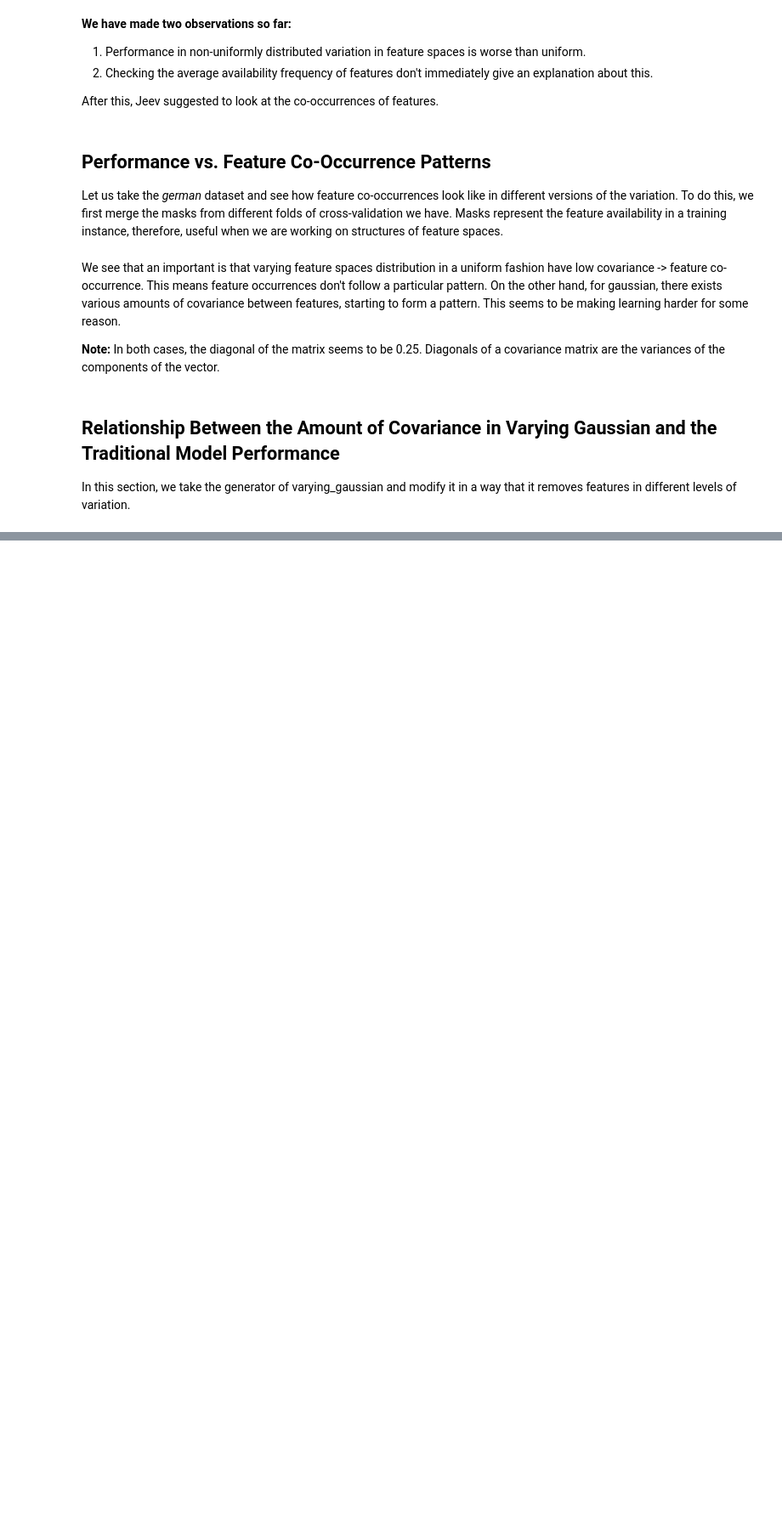
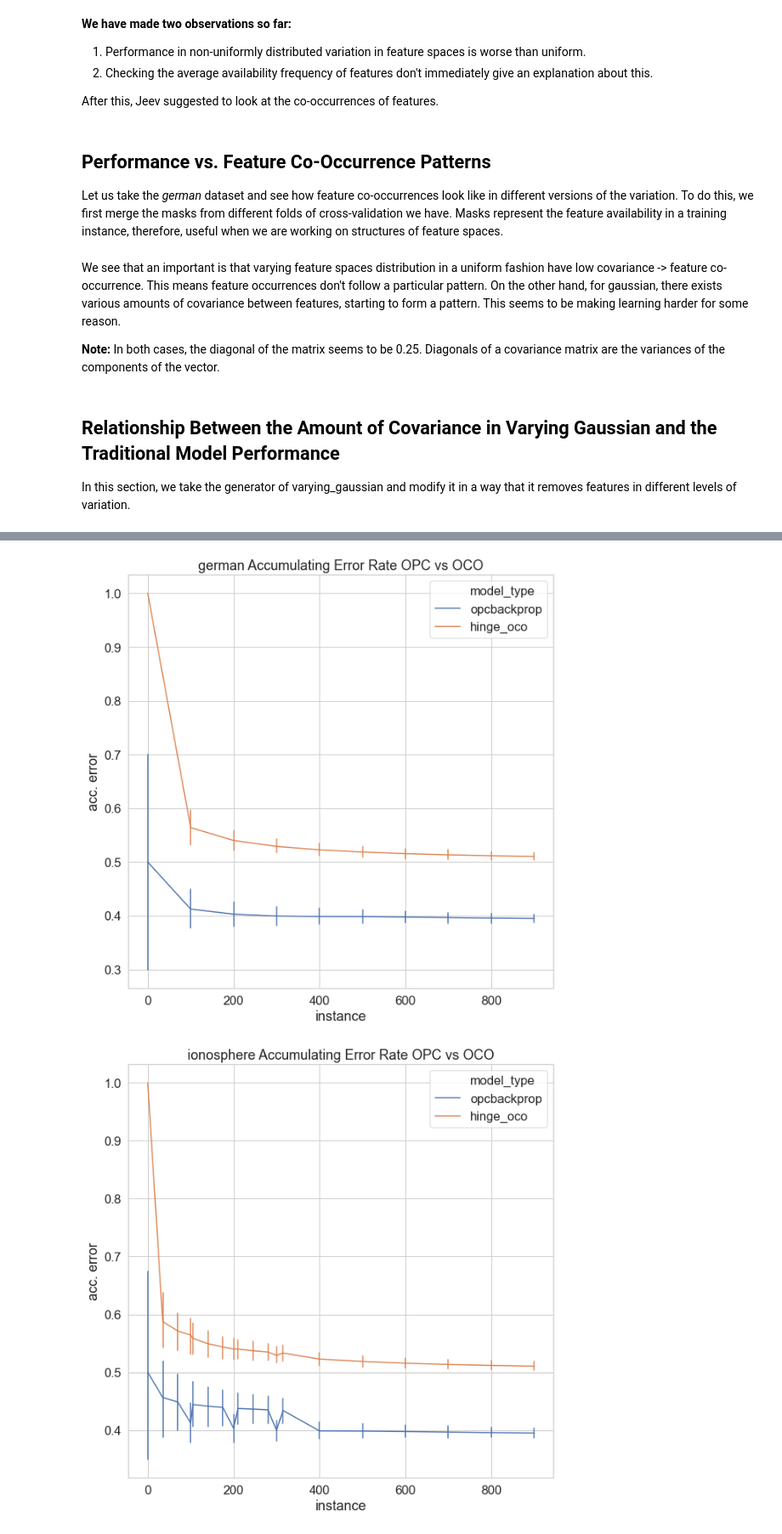
Before and after one commit to CopperWasp/PredictiveCoding, a Jupyter notebook: OnlinePredictiveCoding/variation_analysis.ipynb, the cells around one changed output, grey strips where cells are left out. Shown at 85% size. Cells and saved outputs as stored; diff of their text form; code cells hidden in the pictures; blank space fills up the shorter version.

Commit message:
10/27/2020 plots

```diff
--- a/OnlinePredictiveCoding/variation_analysis.ipynb
+++ b/OnlinePredictiveCoding/variation_analysis.ipynb
@@ -204,0 +140,38 @@ for data_set in datasets:
+# %%
+import pandas as pd
+import seaborn as sns
+
+data = []
+
+# convert the dictionary of losses to a dataframe
+    # columns: Scenario - timepoint - fold - value - dataset
+for dataset_name in errors:
+    for model_type in errors[dataset_name]:
+        for fold in range(len(errors[dataset_name][model_type])):
+            # calculate accumulating losses
+            acc_loss = []
+            acc_sum = 0
+
+            for timepoint in range(len(errors[dataset_name][model_type][fold])):
+                acc_sum += errors[dataset_name][model_type][fold][timepoint]
+                acc_loss.append(acc_sum / float(timepoint + 1))
+
+            for timepoint2 in range(len(errors[dataset_name][model_type][fold])):
+                value = acc_loss[timepoint2]
+                if timepoint2 % int(0.1 * len(errors[dataset_name][model_type][fold])) == 0:
+                    row = [model_type, timepoint2, fold, dataset_name, value]
+                    data.append(row)
+
+    df = pd.DataFrame(data, columns=['model_type', 'instance', 'fold', 'dataset', 'acc. error'])
+    f, ax = plt.subplots(figsize=(10, 10))
+    sns.set(font_scale=1.5)  # crazy big
+#ax.set(yscale="log")
+    sns.set_style("whitegrid")
+    sns.lineplot(
+        data=df, x="instance", y="acc. error", hue="model_type", err_style="bars", ci=95, ax=ax
+        ).set_title(dataset_name +' Accumulating Error Rate OPC vs OCO')
+
+    del df
+# %% [output]
+[figure, added]
+[figure, added]
```
Also changed, not shown: parts of 6 cells of this notebook, 1 other file.
